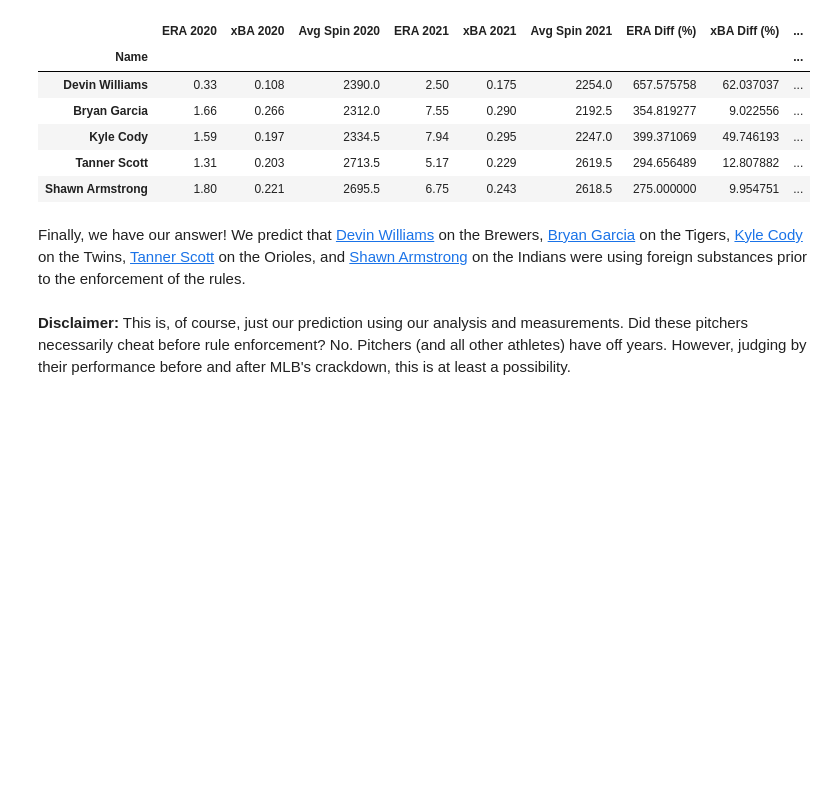
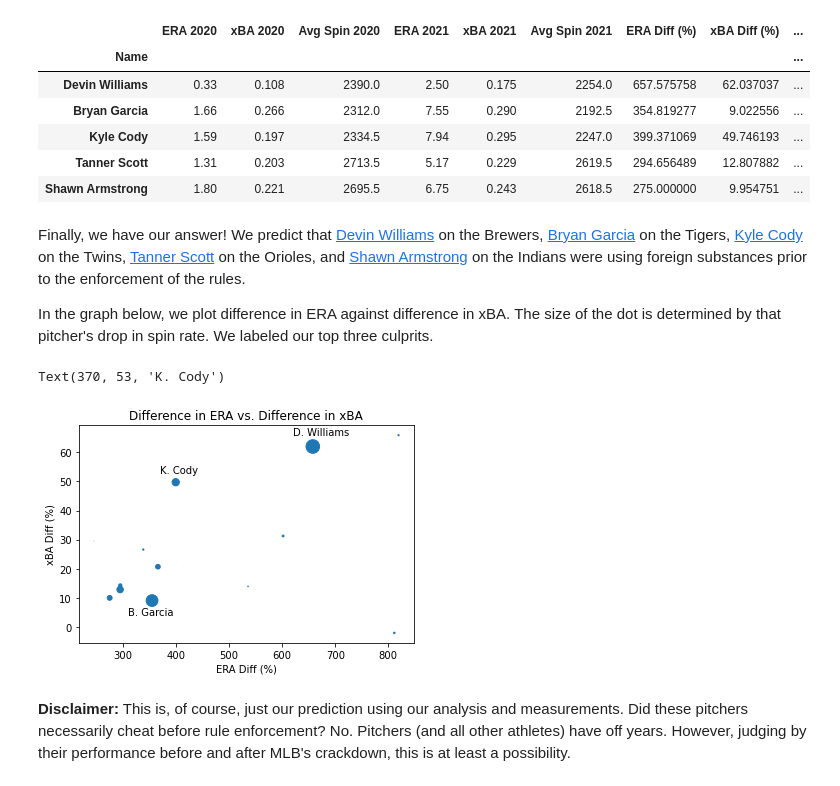
Before and after one commit to Jesparza17/Jesparza17, a Jupyter notebook: Project Notebook.ipynb, the cells around one changed output. Drawn from its saved outputs; the diff is of its cells as text; code cells hidden in the pictures; blank space fills up the shorter version.

Commit message:
Added final graph.

```diff
--- a/Project Notebook.ipynb
+++ b/Project Notebook.ipynb
@@ -409,8 +409,8 @@ stwboth.head()
 drop_top_20 = stwboth.head(20)
 
 # Biggest drop in spin rate
-drop_top_20["Spin Rate Drop (%)"] = ((drop_top_20["Avg Spin 2021"] - drop_top_20["Avg Spin 2020"]) / (drop_top_20["Avg Spin 2020"])) * 100
-drop_top_20.sort_values("Spin Rate Drop (%)", inplace=True)
+drop_top_20["Spin Rate Drop (%)"] = -((drop_top_20["Avg Spin 2021"] - drop_top_20["Avg Spin 2020"]) / (drop_top_20["Avg Spin 2020"])) * 100
+drop_top_20.sort_values("Spin Rate Drop (%)", ascending=False, inplace=True)
 
 drop_top_20.head()
 # %% [output]
@@ -423,5 +423,16 @@ drop_top_20.head()
 | Shawn Armstrong | 1.80 | 0.221 | 2695.5 | 6.75 | 0.243 | 2618.5 | 275.000000 | 9.954751 | ... |
 # %% [markdown]
 Finally, we have our answer! We predict that [Devin Williams](https://baseballsavant.mlb.com/savant-player/devin-williams-642207?stats=statcast-r-pitching-mlb "Devin Williams") on the Brewers, [Bryan Garcia](https://baseballsavant.mlb.com/savant-player/bryan-garcia-650530?stats=statcast-r-pitching-mlb "Bryan Garcia") on the Tigers, [Kyle Cody](https://baseballsavant.mlb.com/savant-player/kyle-cody-621129?stats=statcast-r-pitching-mlb "Kyle Cody") on the Twins, [Tanner Scott](https://baseballsavant.mlb.com/savant-player/tanner-scott-656945?stats=statcast-r-pitching-mlb "Tanner Scott") on the Orioles, and [Shawn Armstrong]("https://baseballsavant.mlb.com/savant-player/shawn-armstrong-542888 "Shawn Armstrong") on the Indians were using foreign substances prior to the enforcement of the rules.
+
+In the graph below, we plot difference in ERA against difference in xBA. The size of the dot is determined by that pitcher's drop in spin rate. We labeled our top three culprits.
+# %%
+s = drop_top_20["Spin Rate Drop (%)"] ** 3
+drop_top_20.plot.scatter("ERA Diff (%)", "xBA Diff (%)", s=s, title = "Difference in ERA vs. Difference in xBA")
+plt.text(620, 66, "D. Williams")
+plt.text(310, 4, "B. Garcia")
+plt.text(370, 53, "K. Cody")
+# %% [output]
+Text(370, 53, 'K. Cody')
+[figure, added]
 # %% [markdown]
 **Disclaimer:** This is, of course, just our prediction using our analysis and measurements. Did these pitchers necessarily cheat before rule enforcement? No. Pitchers (and all other athletes) have off years. However, judging by their performance before and after MLB's crackdown, this is at least a possibility.
```
